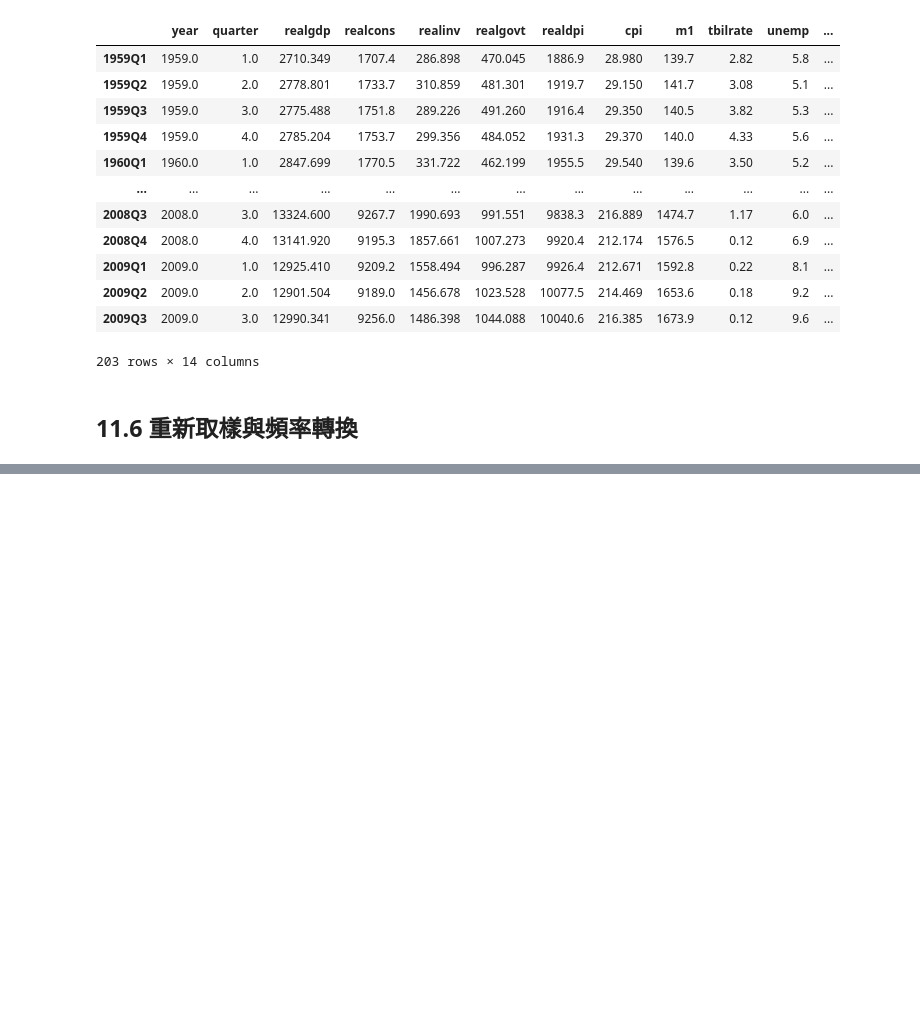
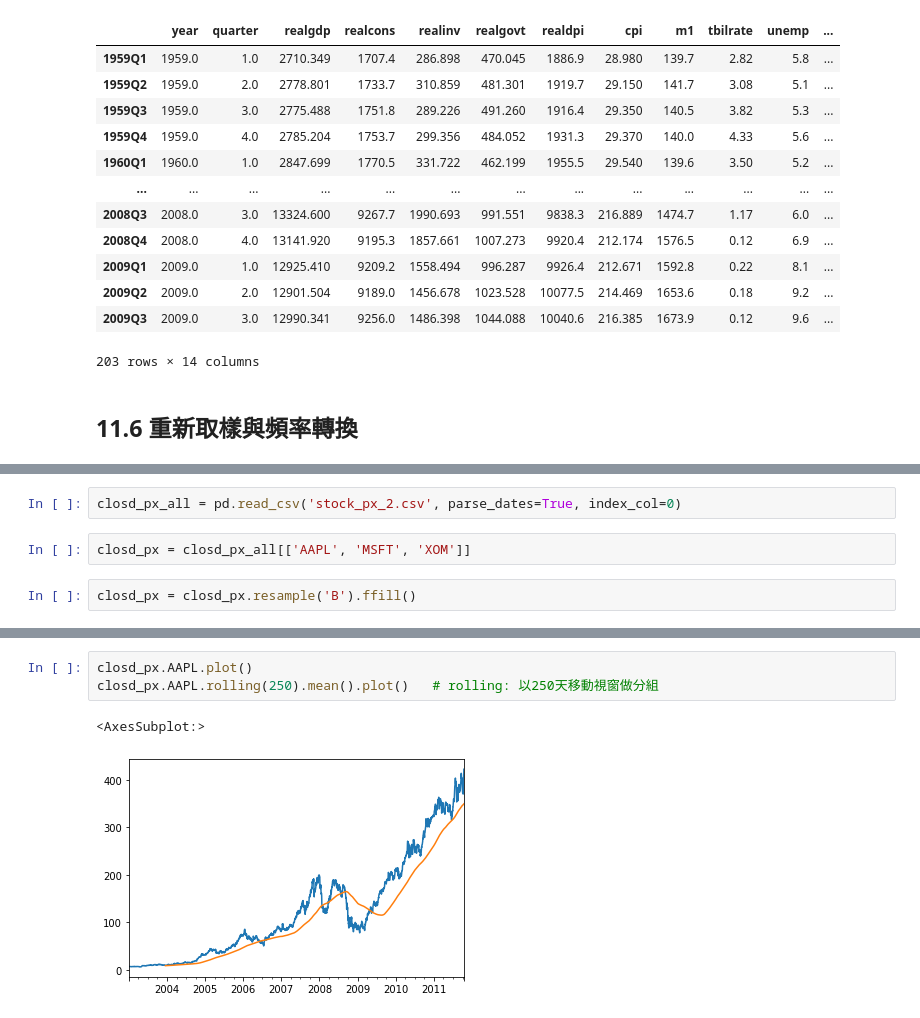
Before and after one commit to wuchiaaa/Chiaaa-s-Learning-Notes, a Jupyter notebook: ch11-時間序列.ipynb, the cells around one changed output, grey strips where cells are left out. Cells and saved outputs as stored; diff of their text form; blank space fills up the shorter version.

```diff
--- a/ch11-時間序列.ipynb
+++ b/ch11-時間序列.ipynb
@@ -1161,0 +1373,6 @@ data
+# %%
+closd_px_all = pd.read_csv('stock_px_2.csv', parse_dates=True, index_col=0)
+# %%
+closd_px = closd_px_all[['AAPL', 'MSFT', 'XOM']]
+# %%
+closd_px = closd_px.resample('B').ffill()
@@ -1161,0 +1395,6 @@ data
+# %%
+closd_px.AAPL.plot()
+closd_px.AAPL.rolling(250).mean().plot()   # rolling: 以250天移動視窗做分組
+# %% [output]
+<AxesSubplot:>
+[figure, added]
```
Also changed, not shown: parts of 48 cells of this notebook.
